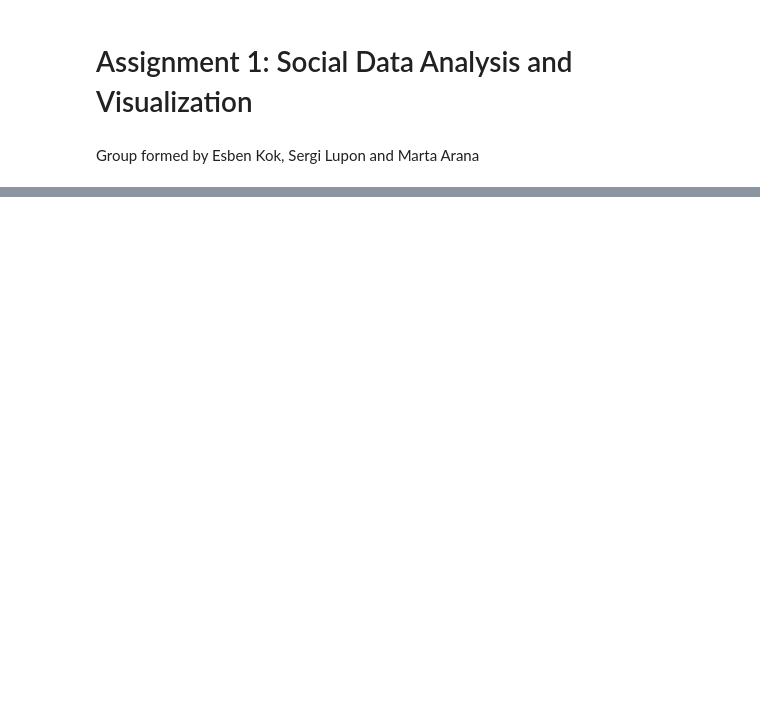
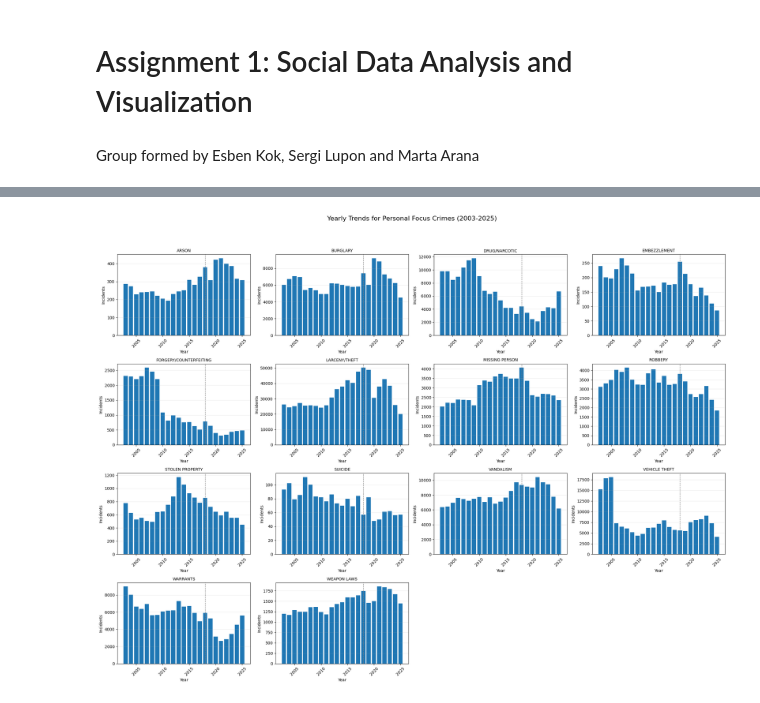
Before and after one commit to Slupon/Project_Socialdata, a Jupyter notebook: Assignment1_socialdata.ipynb, the cells around one changed output, grey strips where cells are left out. Saved outputs shown, nothing was run; the diff lists cells and outputs as text; code cells hidden in the pictures; blank space fills up the shorter version.

```diff
--- a/Assignment1_socialdata.ipynb
+++ b/Assignment1_socialdata.ipynb
@@ -1119,0 +708,6 @@ This result is consistent with the modularity values found earlier: while the st
+# %%
+to_exclude = ["NON-CRIMINAL", "DISORDERLY CONDUCT", "OTHER OFFENSES", "RECOVERED VEHICLE", "GAMBLING", "FRAUD", "ASSAULT", "LIQUOR LAWS"]
+
+merged = merged[
+    ~merged["category"].isin(to_exclude)
+].copy()
@@ -1119,0 +720,60 @@ This result is consistent with the modularity values found earlier: while the st
+# %%
+# Use merged dataset (2003-present) and category as Personal Focus Crime
+df = merged.copy()
+
+# Ensure year exists
+if "year" not in df.columns:
+    df["datetime"] = pd.to_datetime(df["datetime"], errors="coerce")
+    df["year"] = df["datetime"].dt.year
+
+# Keep requested window
+year_min, year_max = 2003, 2025
+years = pd.Index(range(year_min, year_max + 1), name="year")
+df = df[df["year"].between(year_min, year_max)]
+
+crimes = sorted(df["category"].dropna().unique())
+
+# Subplots: 4 per row
+n = len(crimes)
+ncols = 4
+nrows = (n + ncols - 1) // ncols
+fig, axes = plt.subplots(nrows, ncols, figsize=(22, 4 * nrows), sharex=False, sharey=False)
+axes = np.array(axes).reshape(-1)
+
+for i, crime in enumerate(crimes):
+    ax = axes[i]
+    s = (
+        df.loc[df["category"] == crime]
+        .groupby("year")
+        .size()
+        .reindex(years, fill_value=0)
+    )
+
+    # Barplot
+    ax.bar(s.index, s.values, width=0.8)
+
+    # Auxiliary line at 2018
+    ax.axvline(2018, linestyle="--", color="gray", linewidth=1)
+
+    ax.set_title(crime, fontsize=10)
+    ax.set_ylabel("Incidents")
+    ax.set_xlabel("Year")
+
+    # X labels on every subplot (every 5 years)
+    ticks = [y for y in range(year_min, year_max + 1) if y % 5 == 0]  # 2005, 2010, 2015, ...
+    ticks = sorted(set(ticks))
+
+    ax.set_xticks(ticks)
+    ax.set_xticklabels([str(y) for y in ticks], rotation=45)
+
+    ax.grid(axis="y", alpha=0.25)
+
+# Hide empty panels
+for j in range(i + 1, len(axes)):
+    axes[j].set_visible(False)
+
+fig.suptitle("Yearly Trends for Personal Focus Crimes (2003-2025)", fontsize=16, y=1.02)
+plt.tight_layout(rect=[0, 0, 1, 0.98])
+plt.show()
+# %% [output]
+[figure, added]
```
Also changed, not shown: parts of 83 cells of this notebook.
